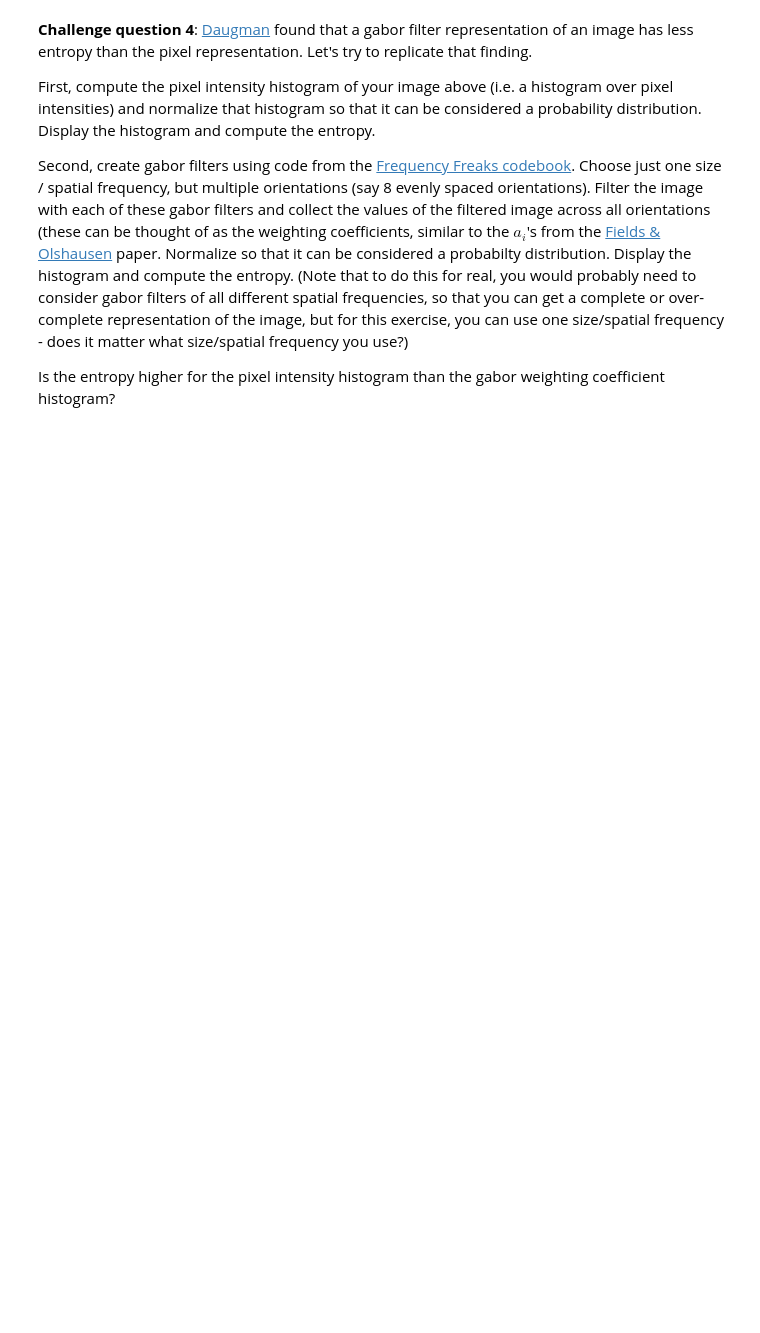
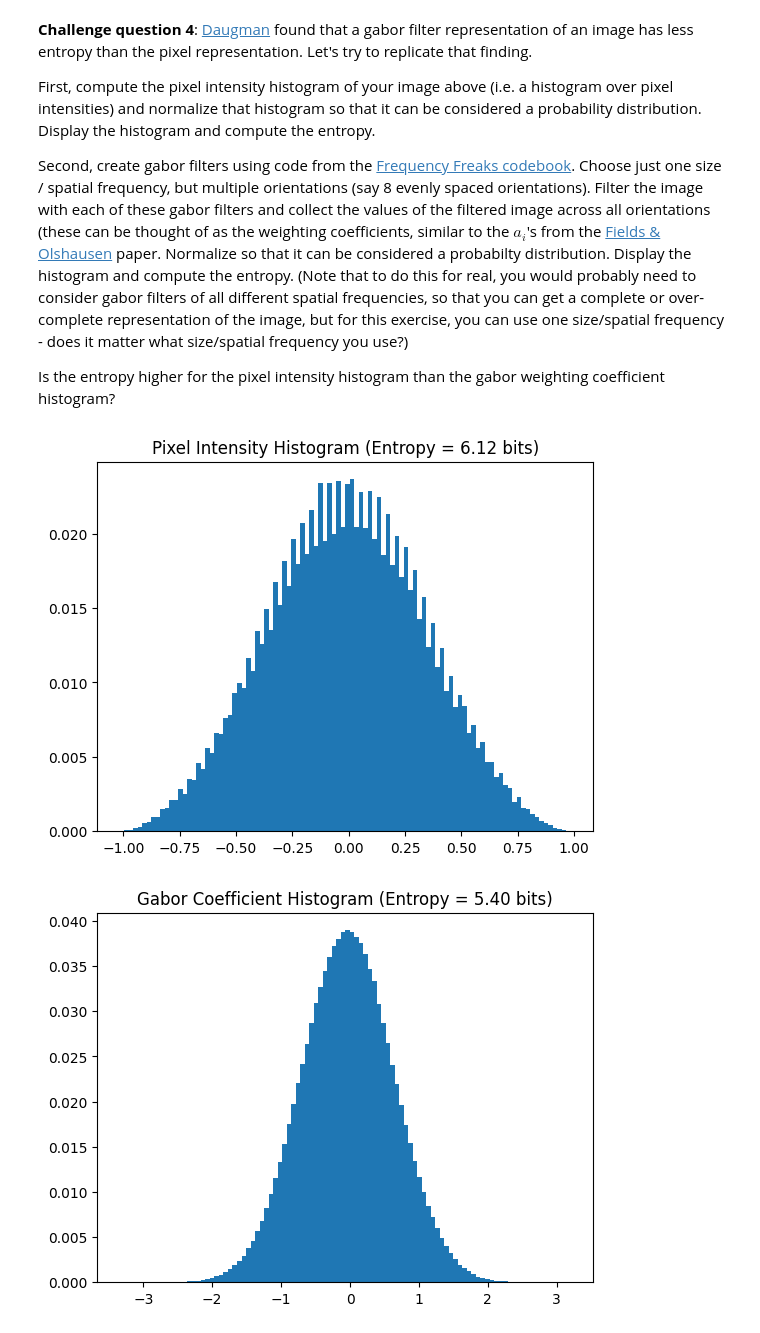
Before and after one commit to SunnyZ-cs/PSYCH-263, a Jupyter notebook: efficient_coding.ipynb, the cells around one changed output. Saved outputs shown, nothing was run; the diff lists cells and outputs as text; code cells hidden in the pictures; blank space fills up the shorter version.

```diff
--- a/efficient_coding.ipynb
+++ b/efficient_coding.ipynb
@@ -378,3 +512,52 @@ First, compute the pixel intensity histogram of your image above (i.e. a histogr
 Second, create gabor filters using code from the [Frequency Freaks codebook](https://colab.research.google.com/drive/1Yxj-Cld8uV3uNQ28WNcgH0udZVqJbdgy?usp=sharing). Choose just one size / spatial frequency, but multiple orientations (say 8 evenly spaced orientations). Filter the image with each of these gabor filters and collect the values of the filtered image across all orientations (these can be thought of as the weighting coefficients, similar to the $a_i$'s from the [Fields & Olshausen](https://www.nature.com/articles/381607a0) paper. Normalize so that it can be considered a probabilty distribution. Display the histogram and compute the entropy. (Note that to do this for real, you would probably need to consider gabor filters of all different spatial frequencies, so that you can get a complete or over-complete representation of the image, but for this exercise, you can use one size/spatial frequency - does it matter what size/spatial frequency you use?)
 
 Is the entropy higher for the pixel intensity histogram than the gabor weighting coefficient histogram?
+# %%
+# Part 1: Pixel entropy
+hist_pix, bins = np.histogram(img.flatten(), bins=100, density=True)
+p_pix = hist_pix / np.sum(hist_pix)
+p_pix = p_pix[p_pix > 0]
+entropy_pix = -np.sum(p_pix * np.log2(p_pix))
+
+plt.figure()
+plt.bar(bins[:-1], p_pix, width=bins[1]-bins[0])
+plt.title(f'Pixel Intensity Histogram (Entropy = {entropy_pix:.2f} bits)')
+plt.show()
+
+# Part 2: Gabor filters
+def makeGabor(size, sf, ori, phase, fwhm = 3, center=None):
+    x = np.arange(0, size, 1, float)
+    y = x[:,np.newaxis]
+    if center is None:
+        x0 = y0 = size // 2
+    else:
+        x0 = center[0]
+        y0 = center[1]
+    xp = (x-x0) * np.cos(ori) + (y-y0) * np.sin(ori)
+    yp = -(x-x0) * np.sin(ori) + (y-y0) * np.cos(ori)
+
+    envelope = np.exp(-4*np.log(2) * (xp**2 + yp**2) / fwhm**2)
+    carrier = np.cos(2 * np.pi * sf * xp + phase)
+    return envelope * carrier
+
+gabor_coeffs = []
+for ori_idx in range(8):
+    ori = ori_idx * np.pi / 8
+    gabor = makeGabor(31, sf=0.1, ori=ori, phase=0)
+    gabor = gabor - np.mean(gabor)
+    img_gabor = scipy.signal.convolve2d(img, gabor, mode='same', boundary='symm')
+    gabor_coeffs.extend(img_gabor.flatten())
+
+gabor_coeffs = np.array(gabor_coeffs)
+hist_gab, bins_gab = np.histogram(gabor_coeffs, bins=100, density=True)
+p_gab = hist_gab / np.sum(hist_gab)
+p_gab = p_gab[p_gab > 0]
+entropy_gab = -np.sum(p_gab * np.log2(p_gab))
+
+plt.figure()
+plt.bar(bins_gab[:-1], p_gab, width=bins_gab[1]-bins_gab[0])
+plt.title(f'Gabor Coefficient Histogram (Entropy = {entropy_gab:.2f} bits)')
+plt.show()
+# %% [output]
+[figure, added]
+[figure, added]
```
Also changed, not shown: parts of 10 cells of this notebook.
